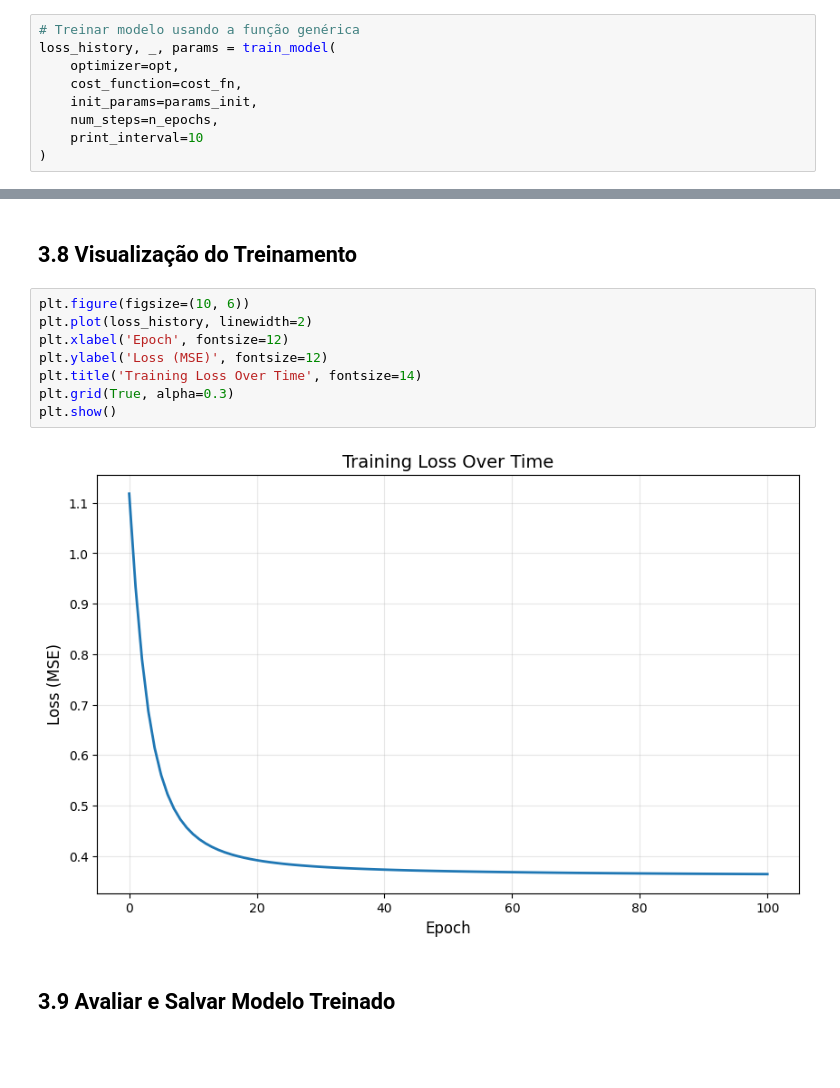
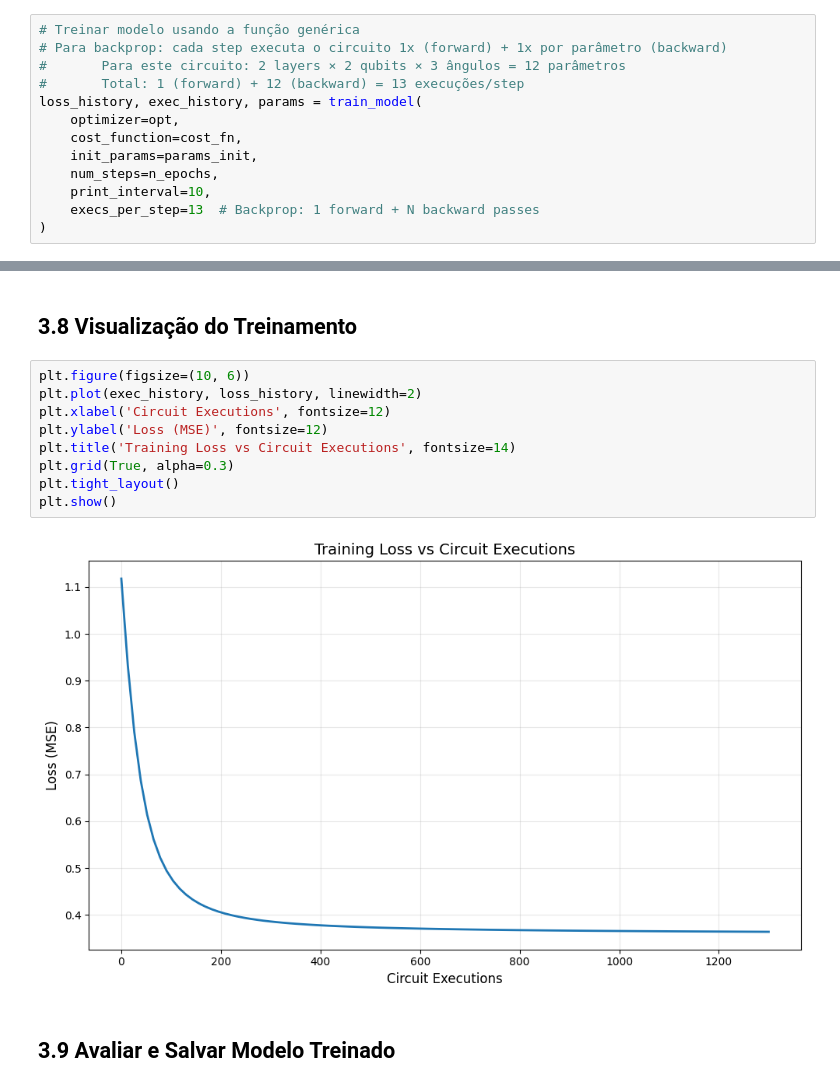
Before and after one commit to SapoSopa/QML, a Jupyter notebook: notebooks/03_treinamento_otimizacao.ipynb, the cells around one changed output, grey strips where cells are left out. Drawn from its saved outputs; the diff is of its cells as text; blank space fills up the shorter version.

Commit message:
feat: modify plot to show circuit executions

```diff
--- a/notebooks/03_treinamento_otimizacao.ipynb
+++ b/notebooks/03_treinamento_otimizacao.ipynb
@@ -211,12 +211,16 @@ opt = qml.GradientDescentOptimizer(stepsize=learning_rate)
 cost_fn = lambda p: loss_function(p, X_train, y_train_quantum)
 # %%
 # Treinar modelo usando a função genérica
-loss_history, _, params = train_model(
+# Para backprop: cada step executa o circuito 1x (forward) + 1x por parâmetro (backward)
+#       Para este circuito: 2 layers × 2 qubits × 3 ângulos = 12 parâmetros
+#       Total: 1 (forward) + 12 (backward) = 13 execuções/step
+loss_history, exec_history, params = train_model(
     optimizer=opt,
     cost_function=cost_fn,
     init_params=params_init,
     num_steps=n_epochs,
-    print_interval=10
+    print_interval=10,
+    execs_per_step=13  # Backprop: 1 forward + N backward passes
 )
 # %% [output]
 Training with GradientDescentOptimizer
@@ -240,14 +244,15 @@ Improvement: +67.47%
 ## 3.8 Visualização do Treinamento
 # %%
 plt.figure(figsize=(10, 6))
-plt.plot(loss_history, linewidth=2)
-plt.xlabel('Epoch', fontsize=12)
+plt.plot(exec_history, loss_history, linewidth=2)
+plt.xlabel('Circuit Executions', fontsize=12)
 plt.ylabel('Loss (MSE)', fontsize=12)
-plt.title('Training Loss Over Time', fontsize=14)
+plt.title('Training Loss vs Circuit Executions', fontsize=14)
 plt.grid(True, alpha=0.3)
+plt.tight_layout()
 plt.show()
 # %% [output]
-[figure, old version]
+[figure, new version]
 # %% [markdown]
 ## 3.9 Avaliar e Salvar Modelo Treinado
 # %% [markdown]
```
Also changed, not shown: parts of 4 cells of this notebook, 2 other files.
